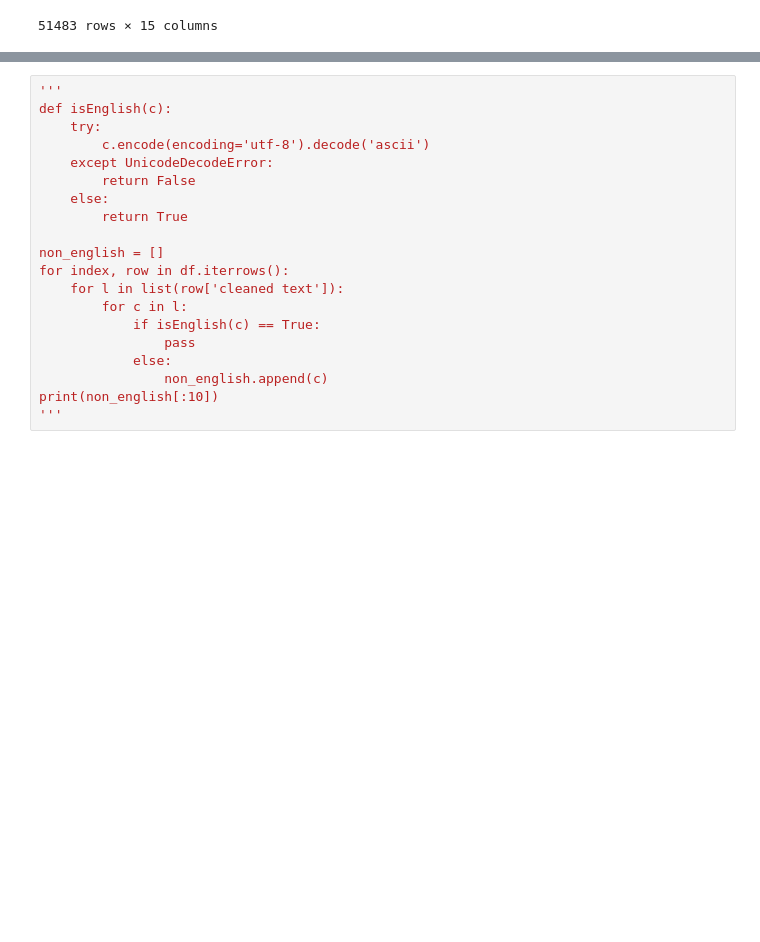
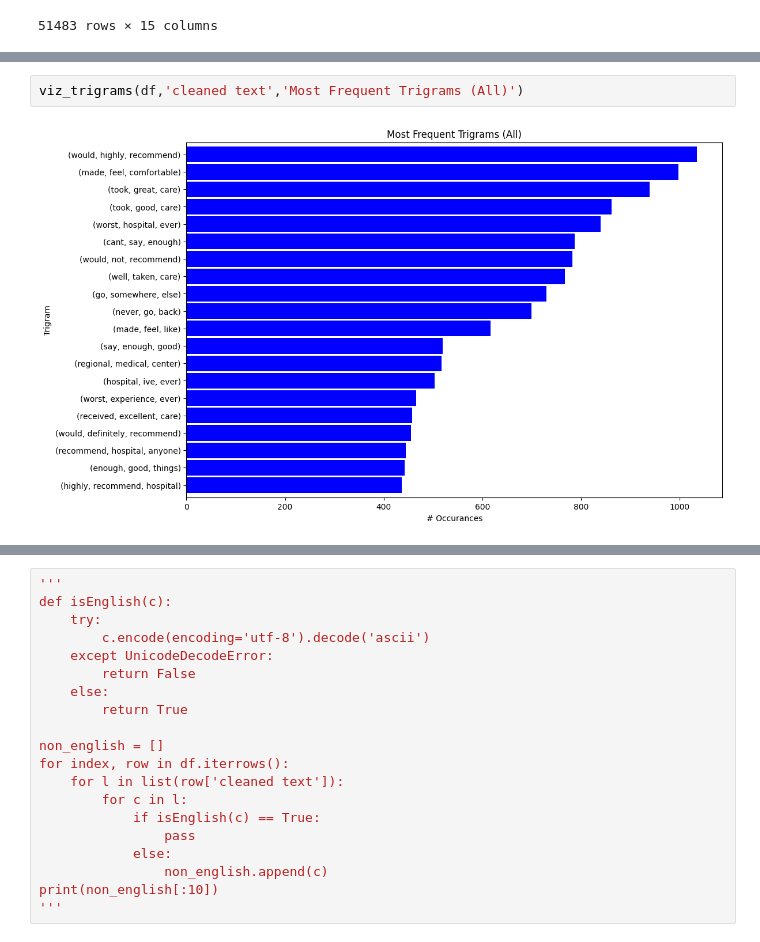
Before and after one commit to CGRowe96/WGU_MSDA, a Jupyter notebook: D214/capstone.ipynb, the cells around one changed output, grey strips where cells are left out. Drawn from its saved outputs; the diff is of its cells as text; blank space fills up the shorter version.

```diff
--- a/D214/capstone.ipynb
+++ b/D214/capstone.ipynb
@@ -735,0 +857,4 @@ Vocabulary size: 73638
+# %%
+viz_trigrams(df,'cleaned text','Most Frequent Trigrams (All)')
+# %% [output]
+[figure, added]
```
Also changed, not shown: parts of 56 cells of this notebook.
